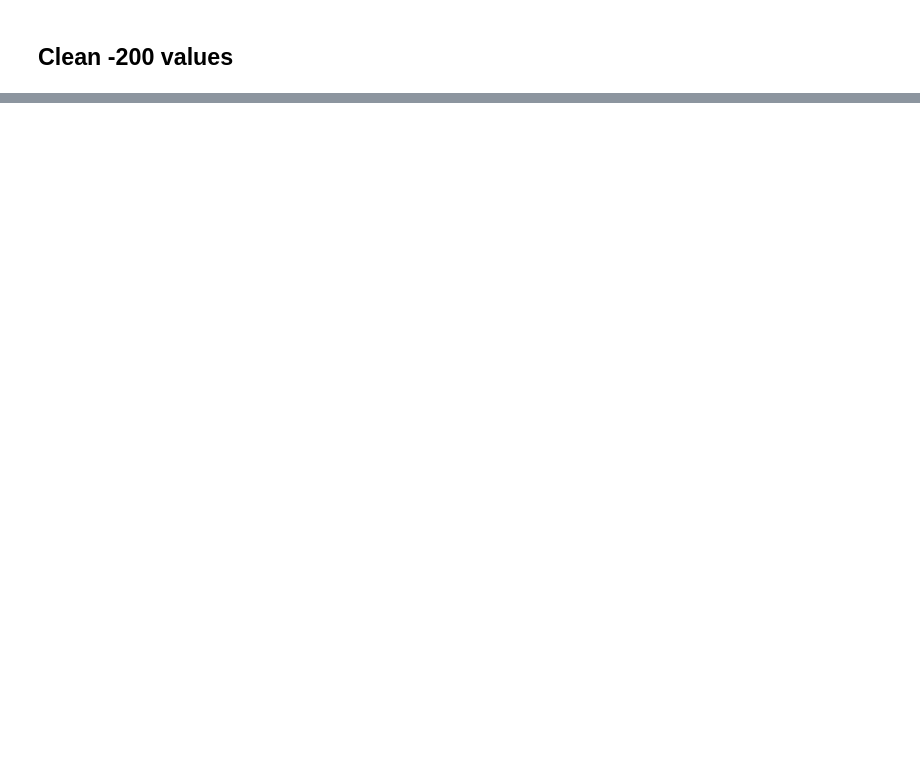
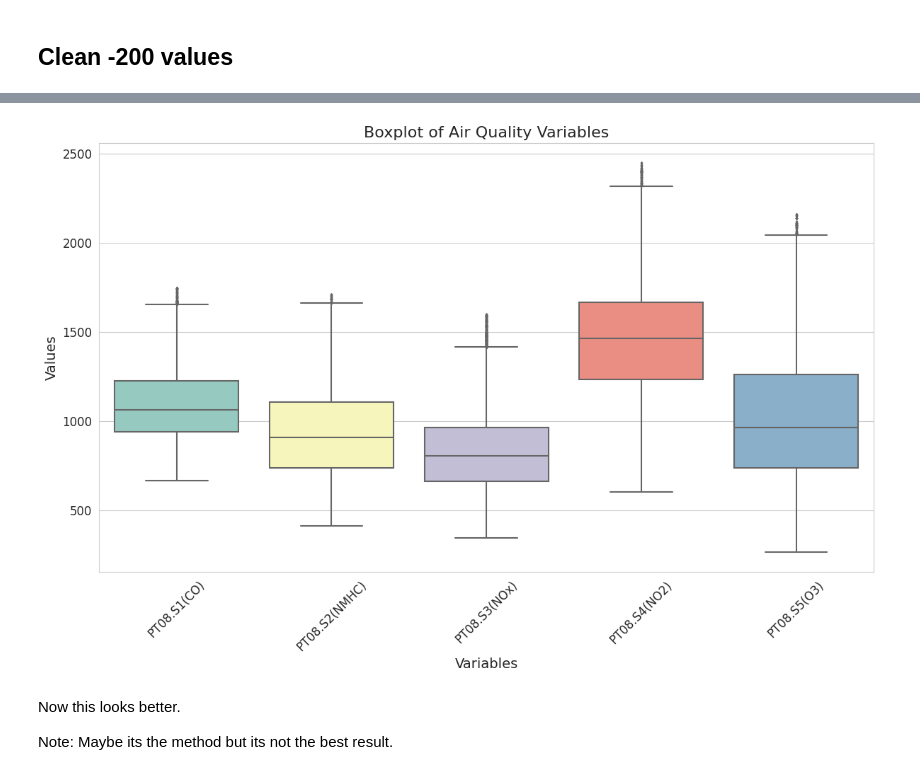
Before and after one commit to miiky976/dl4td_aq, a Jupyter notebook: Master/00Data.ipynb, the cells around one changed output, grey strips where cells are left out. Saved outputs shown, nothing was run; the diff lists cells and outputs as text; code cells hidden in the pictures; blank space fills up the shorter version.

Commit message:
image gen

```diff
--- a/Master/00Data.ipynb
+++ b/Master/00Data.ipynb
@@ -184,0 +263,3 @@ plt.show()
+# %%
+data = data.dropna()
+data.info()
@@ -184,0 +306,18 @@ plt.show()
+# %%
+# Developing Note: it seems that excl its gonna be a global variable
+# if i append something its gonna be all way
+
+def Boxplot(df, exclude = ['datetimestamp', 'AH', 'RH', 'T', 'DateTime']):
+    sns.set_style("whitegrid")
+
+    plt.figure(figsize=(12, 8))
+    sns.boxplot(data=df.drop(columns=exclude, errors='ignore'), palette="Set3", flierprops=dict(markersize=2))
+    plt.title('Boxplot of Air Quality Variables', fontsize=16)
+    plt.xticks(rotation=45, fontsize=12)  # Rotate x-axis labels for better visibility
+    plt.yticks(fontsize=12)  # Set y-axis label font size
+    plt.xlabel('Variables', fontsize=14)  # Set x-axis label font size
+    plt.ylabel('Values', fontsize=14)  # Set y-axis label font size
+    plt.tight_layout()  # Adjust layout to prevent clipping of labels
+    plt.show()
+
+Boxplot(data)
@@ -184,0 +336,20 @@ plt.show()
+# %%
+from scipy import stats
+
+def cleanZscores (df: pd.DataFrame, mayor: int, menor: int) -> pd.DataFrame :
+  df = df.drop(columns=['DateTime'], errors='ignore') # eliminar temporalmente DateTime
+  outliers_count = {}
+  rows_before = df.shape[0]
+  for column in df.columns:
+    z_scores = stats.zscore(df[column])
+    outliers = (z_scores > 3) | (z_scores < -3)
+    outliers_count[column] = sum(outliers)
+    df = df[~outliers]
+  rows_after = df.shape[0]
+  rows_removed = rows_before - rows_after
+  print("Número de puntos atípicos por variable:", outliers_count)
+  print(f"Renglones eliminados: {rows_removed}")
+  return df
+# %%
+dataZ = cleanZscores(data, 3, -3)
+dataZ.join(data["DateTime"])
@@ -184,0 +372,8 @@ plt.show()
+# %%
+Boxplot(dataZ)
+# %% [output]
+[figure, added]
+# %% [markdown]
+Now this looks better.
+
+Note: Maybe its the method but its not the best result.
```
Also changed, not shown: parts of 35 cells of this notebook, 6 other files.
